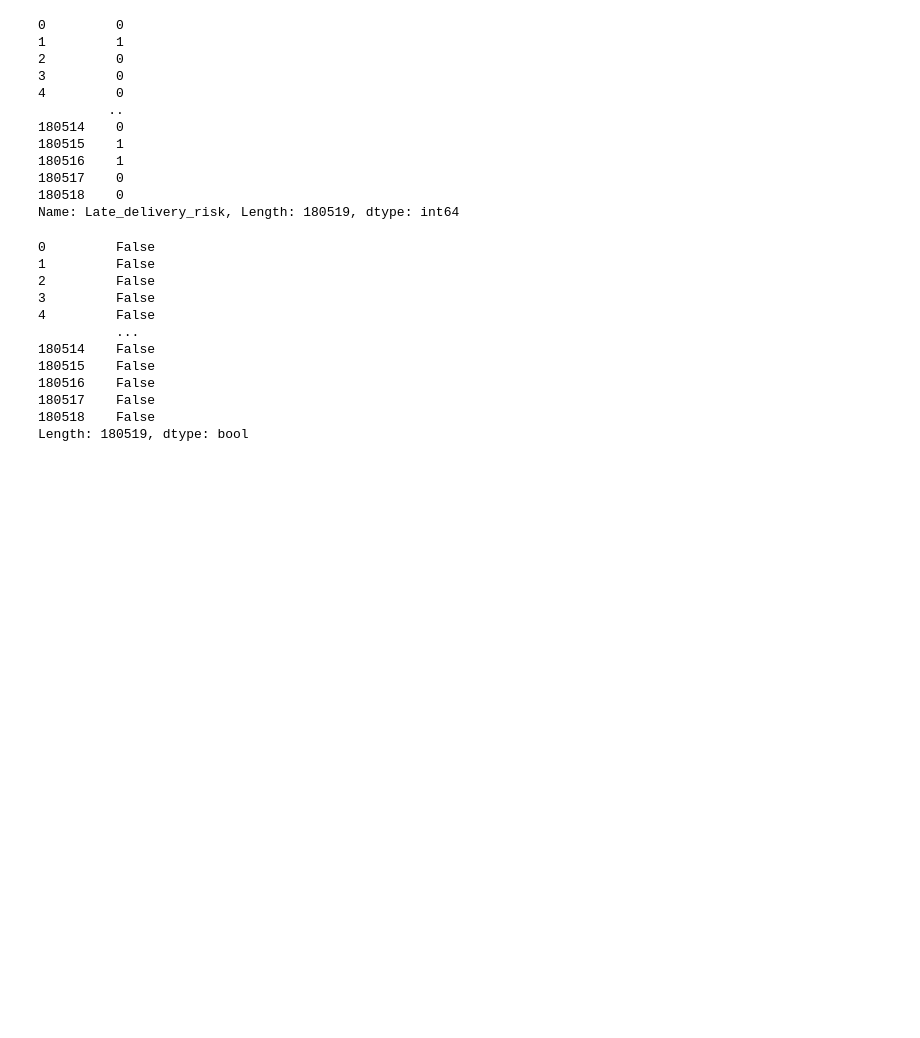
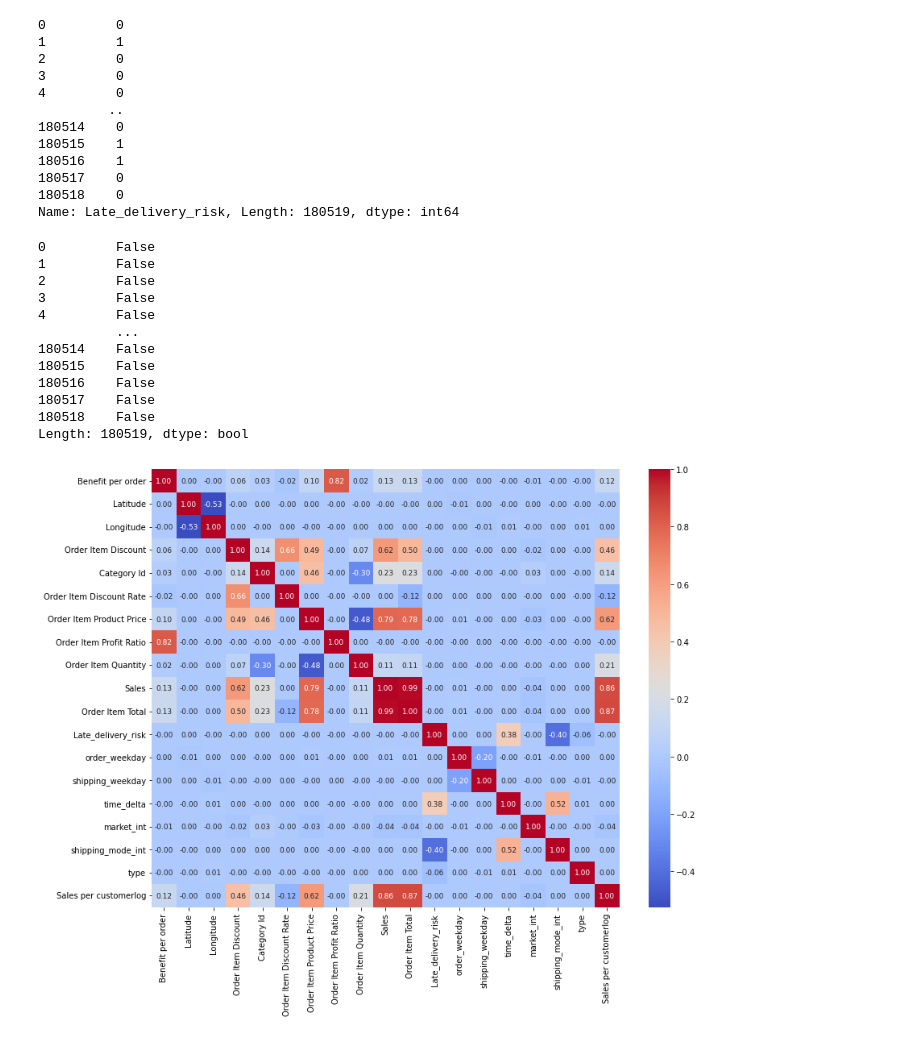
Before and after one commit to duclvQ/supply_chain, a Jupyter notebook: data_preprocessing.ipynb, the cells around one changed output. Cells and saved outputs as stored; diff of their text form; code cells hidden in the pictures; blank space fills up the shorter version.

Commit message:
no-delta

```diff
--- a/data_preprocessing.ipynb
+++ b/data_preprocessing.ipynb
@@ -438,3 +447,17 @@ Length: 180519, dtype: bool
 data_no_producID_no_deltatime.to_csv('full_data_without_producID_deltatime.csv')
 # %%
 full_data_withoud_pro_oder.to_csv('full_data_withoud_pro_oder.csv')
+# %%
+import seaborn as sns
+# Tính ma trận correlation
+correlation_matrix = full_data_withoud_pro_oder.corr()
+plt.figure(figsize=(13,10))
+# Tạo biểu đồ correlation
+fig = sns.heatmap(correlation_matrix, annot=True, cmap='coolwarm',  annot_kws={"size": 9}, fmt='.2f')
+plt.savefig('correlation.png')
+# Hiển thị biểu đồ
+plt.show()
+# time delta là từ ngày order tới ngày ship
+# shipping mode là phương thức giao hầng
+# %% [output]
+[figure, added]
```
Also changed, not shown: parts of 1 cell of this notebook, 16 other files.
